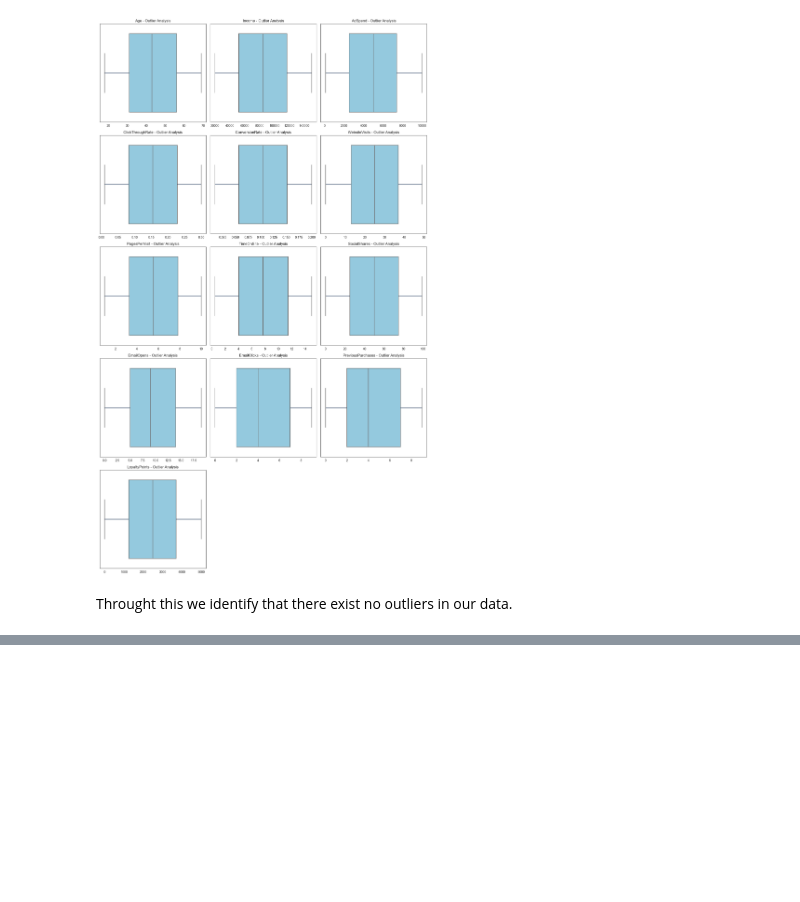
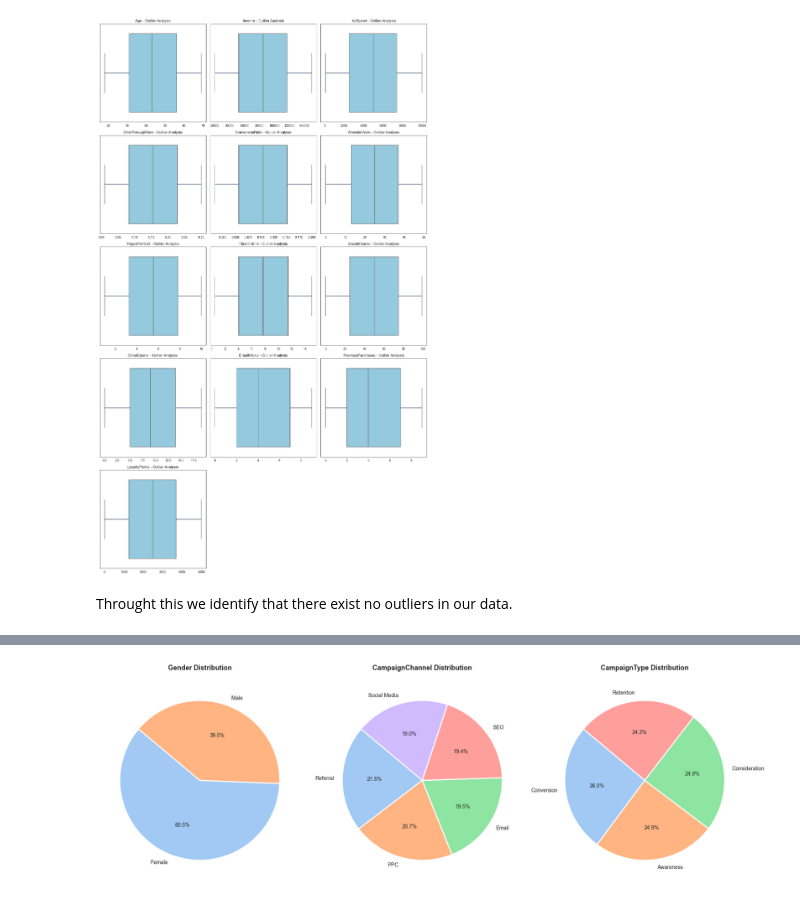
Before and after one commit to barkobt/tubitak-marketing-analytics, a Jupyter notebook: notebooks/01_eda_and_cleaning.ipynb, the cells around one changed output, grey strips where cells are left out. Drawn from its saved outputs; the diff is of its cells as text; code cells hidden in the pictures; blank space fills up the shorter version.

```diff
--- a/notebooks/01_eda_and_cleaning.ipynb
+++ b/notebooks/01_eda_and_cleaning.ipynb
@@ -145,6 +145,7 @@ As we can see the code above:
 'AdvertisingPlatform' and 'AdvertisingTool' are confidential columns which we don't need to use for our model is why we're going to drop along with 'CustomerID' column.
 # %%
 data = data.drop(['AdvertisingPlatform', 'AdvertisingTool', 'CustomerID'], axis = 1)
+categorical_columns = data.select_dtypes(include='object').columns
 # %%
 data.head()
 # %% [output]
@@ -209,0 +329,4 @@ Throught this we identify that there exist no outliers in our data.
+# %%
+plot_categorical_pie_charts(data,categorical_columns)
+# %% [output]
+[figure, added]
```
Also changed, not shown: parts of 3 cells of this notebook.
